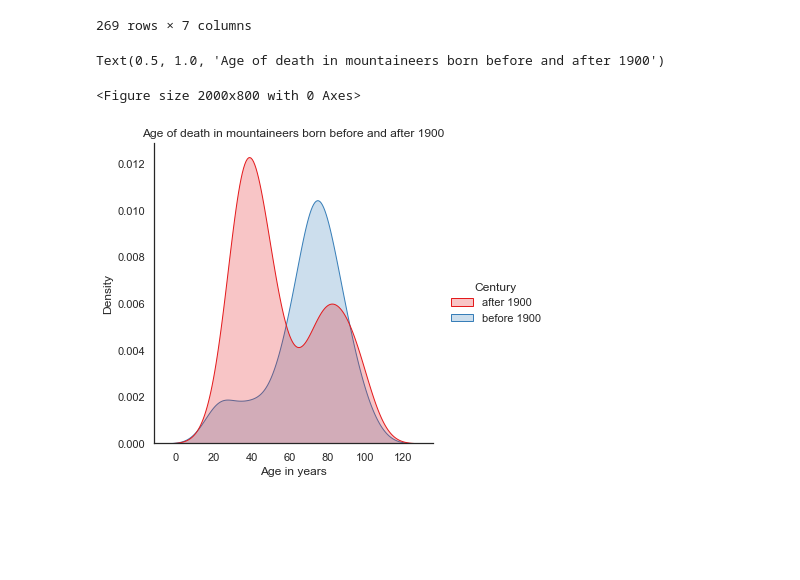
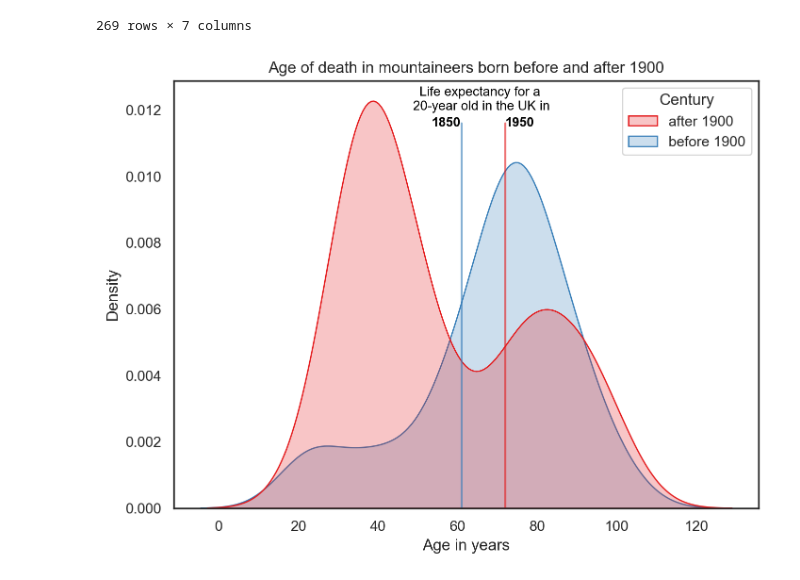
Before and after one commit to dmnkfr/mountaineers, a Jupyter notebook: mountaineers_wiki.ipynb, the cells around one changed output. Saved outputs shown, nothing was run; the diff lists cells and outputs as text; code cells hidden in the pictures; blank space fills up the shorter version.

```diff
--- a/mountaineers_wiki.ipynb
+++ b/mountaineers_wiki.ipynb
@@ -409,12 +407,20 @@ dead
 | 574 | Wawrzyniec Żuławski | 1916 | 1957.0 | Poland | 41.0 | Dead | after 1900 |
 | 575 | Matthias Zurbriggen | 1856 | 1917.0 | Switzerland | 61.0 | Dead | before 1900 |
 269 rows × 7 columns
-# %%
-plt.figure(figsize=(10,4),dpi=200)
-sns.displot(data=dead,x="Age",hue="Century",kind="kde",fill=True)
-plt.xlabel('Age in years')
-plt.title('Age of death in mountaineers born before and after 1900')
-# %% [output]
-Text(0.5, 1.0, 'Age of death in mountaineers born before and after 1900')
-<Figure size 2000x800 with 0 Axes>
-[figure, removed]
+# %%
+plt.figure(figsize=(8,6),dpi=200)
+
+sns.kdeplot(data=dead,x="Age",hue="Century",fill=True)
+plt.xlabel('Age in years')
+plt.title('Age of death in mountaineers born before and after 1900')
+
+plt.axvline(61, 0, 0.9,color="#387DB8",alpha=.6) # life expectancy for a 20 year old in the UK 1850 https://ourworldindata.org/life-expectancy
+plt.axvline(72, 0, 0.9,color="#E41A1B",alpha=.6) # life expectancy for a 20 year old in the UK 1950
+
+plt.text(66, 0.012 , "Life expectancy for a \n20-year old in the UK in", horizontalalignment='center', size='small', color='black')
+plt.text(60.8, 0.0115 , "1850", horizontalalignment='right', size='small', color='black',weight="semibold")
+plt.text(72, 0.0115 , "1950", horizontalalignment='left', size='small', color='black',weight="semibold")
+
+plt.savefig("lifeexp.jpg")
+# %% [output]
+[figure, added]
```
Also changed, not shown: parts of 2 cells of this notebook.
